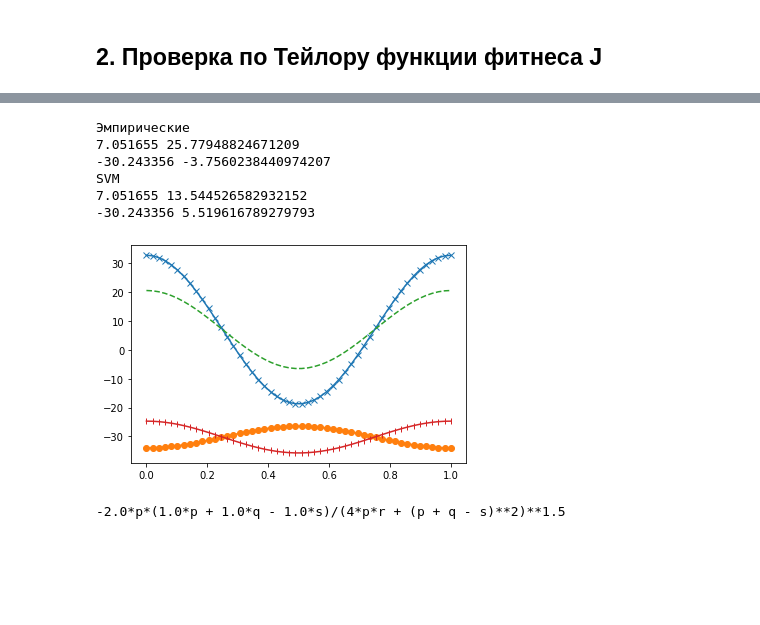
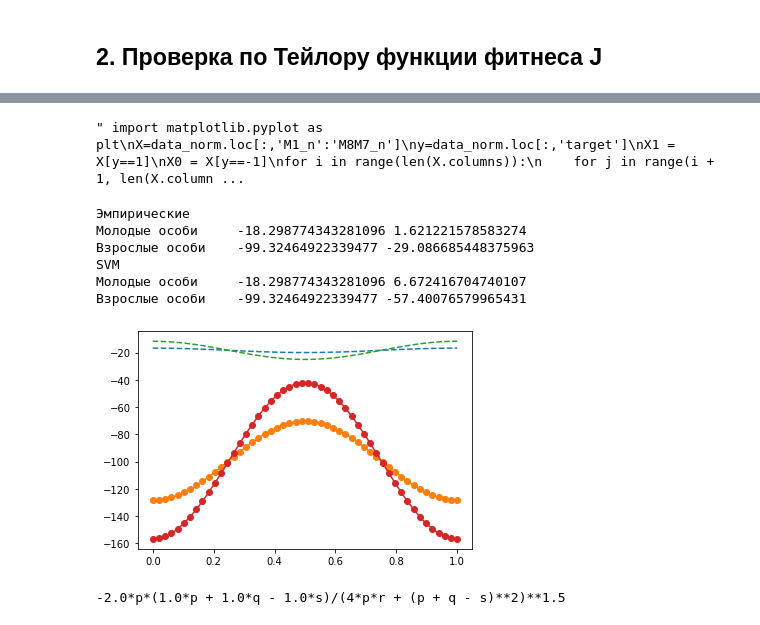
Before and after one commit to Breketov/MMPO, a Jupyter notebook: MMPO.ipynb, the cells around one changed output, grey strips where cells are left out. Cells and saved outputs as stored; diff of their text form; code cells hidden in the pictures; blank space fills up the shorter version.

```diff
--- a/MMPO.ipynb
+++ b/MMPO.ipynb
@@ -717,3 +822,27 @@ print(delta_a, '           ', SVC_coef[7]/Max_M[7]/hr)
+# %%
+#Вывод всех графиков
+""" import matplotlib.pyplot as plt
+X=data_norm.loc[:,'M1_n':'M8M7_n']
+y=data_norm.loc[:,'target']
+X1 = X[y==1]
+X0 = X[y==-1]
+for i in range(len(X.columns)):
+    for j in range(i + 1, len(X.columns)):
+        x=np.linspace(-1, 1)
+        plt.figure(figsize=(7, 7))
+        plt.scatter(x = X1[X.columns[i]], y=X1[X.columns[j]], marker='.')
+        plt.scatter(x = X0[X.columns[i]], y=X0[X.columns[j]], marker='x')
+        plt.plot(x, (-1)* SVC_coef[i] / SVC_coef[j] * x, label='SVM')
+        plt.plot(x, (-1)* coef[i] / coef[j] * x, label='LDA')
+        plt.xlim(-1,1)
+        plt.ylim(-1,1)
+        plt.legend()
+        plt.xlabel(X.columns[i])
+        plt.ylabel(X.columns[j])
+        plt.grid()
+        plt.show() """
+# %% [output]
+" import matplotlib.pyplot as plt\nX=data_norm.loc[:,'M1_n':'M8M7_n']\ny=data_norm.loc[:,'target']\nX1 = X[y==1]\nX0 = X[y==-1]\nfor i in range(len(X.columns)):\n    for j in range(i + 1, len(X.column ...
 # %%
 alpha_1 = SVC_coef[0]/Max_M[0]/hp
 gamma_1 = SVC_coef[1]/Max_M[1]/hq
@@ -731,56 +860,55 @@ import matplotlib.pyplot as plt
 alpha_j = 0.0016
 betta_j = 0.0000007
 gamma_j = 0.00008
 delta_j = 0.000016
 
 alpha_a = 0.006
 betta_a = 0.000000075
 gamma_a = 0.004
 delta_a = 0.00006
 
 sigma1 = 1
 sigma2 = 1
 D = 120
 D0 = 70
-
 t = np.linspace(0, 1)
 #Какие то стандартные значения из таблицы макс фитнеса, ну или просто
-Aj = -30.243356
-Aa = 7.051655
+Aj = rn.uniform(-D, 0)
+Aa = rn.uniform(-D, 0)
 
-Ba = -(alpha_a*sigma1 - 2*delta_a*(Aa + D0))/(2*(4*(np.pi**2)*betta_a + delta_a))
-x1 = Aa + Ba*np.cos(2*np.pi*t)
+Bj = -(alpha_a*sigma1 - 2*delta_a*(Aj + D0))/(2*(4*(np.pi**2)*betta_a + delta_a))
+x1 = Aj + Bj*np.cos(2*np.pi*t)
 
-Bj = -(alpha_j*sigma1 - 2*delta_j*(Aj + D0))/(2*(4*(np.pi**2)*betta_j + delta_j))
-x2 = Aj + Bj*np.cos(2*np.pi*t)
+Ba = -(alpha_j*sigma1 - 2*delta_j*(Aa + D0))/(2*(4*(np.pi**2)*betta_j + delta_j))
+x2 = Aa + Ba*np.cos(2*np.pi*t)
 
 print('Эмпирические')
-print(Aa, Ba)
-print(Aj, Bj)
+print('Молодые особи    ', Aj, Bj)
+print('Взрослые особи   ', Aa, Ba)
 
 
-Ba = -(alpha_2*sigma1 - 2*delta_2*(Aa + D0))/(2*(4*(np.pi**2)*betta_2 + delta_2))
-x3 = Aa + Ba*np.cos(2*np.pi*t)
 
 Bj = -(alpha_1*sigma1 - 2*delta_1*(Aj + D0))/(2*(4*(np.pi**2)*betta_1 + delta_1))
-x4 = Aj + Bj*np.cos(2*np.pi*t)
+x3 = Aj + Bj*np.cos(2*np.pi*t)
+Ba = -(alpha_2*sigma1 - 2*delta_2*(Aa + D0))/(2*(4*(np.pi**2)*betta_2 + delta_2))
+x4 = Aa + Ba*np.cos(2*np.pi*t)
 
 print('SVM')
-print(Aa, Ba)
-print(Aj, Bj)
-plt.plot(t, x1, '-x') #Пожилые
-plt.plot(t, x2, '-o') #Молодые
-plt.plot(t, x3, '--') #Пожилые
-plt.plot(t, x4, '-|') #Молодые
+print('Молодые особи    ', Aj, Bj)
+print('Взрослые особи   ', Aa, Ba)
+plt.plot(t, x1, '--') #Молодые
+plt.plot(t, x2, '-o') #Пожилые
+plt.plot(t, x3, '--') #Молодые
+plt.plot(t, x4, '-o') #Пожилые
 plt.show()
 # %% [output]
 Эмпирические
-7.051655 25.77948824671209
--30.243356 -3.7560238440974207
+Молодые особи     -18.298774343281096 1.621221578583274
+Взрослые особи    -99.32464922339477 -29.086685448375963
 SVM
-7.051655 13.544526582932152
--30.243356 5.519616789279793
+Молодые особи     -18.298774343281096 6.672416704740107
+Взрослые особи    -99.32464922339477 -57.40076579965431
-[figure, old version]
+[figure, new version]
 # %%
 from sympy import *
 
```
Also changed, not shown: parts of 12 cells of this notebook, 8 other files.
